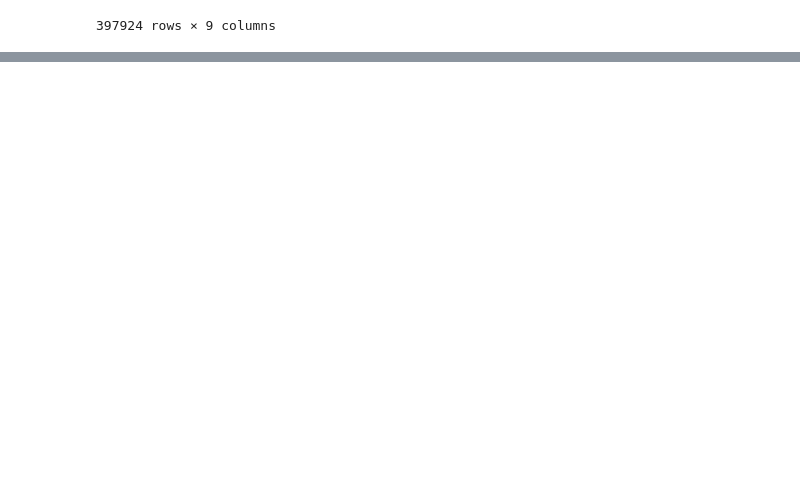
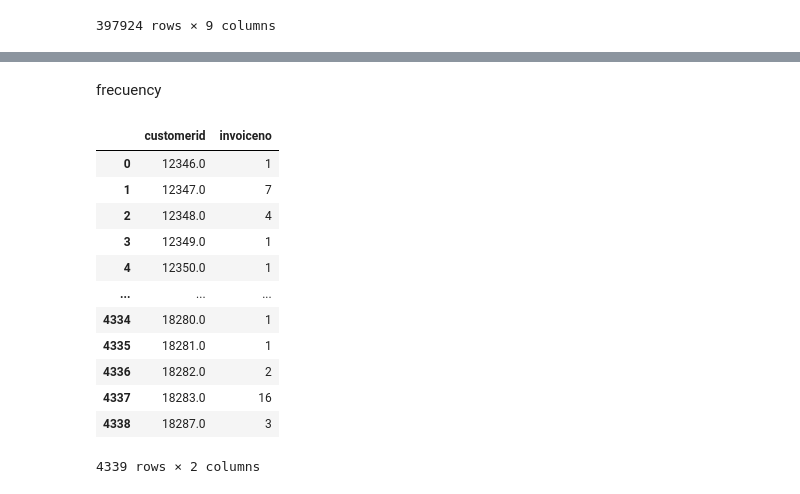
Before and after one commit to Shemb0/machine-learning, a Jupyter notebook: online_reatail_clustering.ipynb, the cells around one changed output, grey strips where cells are left out. Cells and saved outputs as stored; diff of their text form; code cells hidden in the pictures; blank space fills up the shorter version.

```diff
--- a/online_reatail_clustering.ipynb
+++ b/online_reatail_clustering.ipynb
@@ -282,0 +304,19 @@ df_recency
+# %% [markdown]
+frecuency
+# %%
+frecuency_df_customer_id = df_no_cancel.groupby("customerid")["invoiceno"].nunique().reset_index()
+frecuency_df_customer_id
+# %% [output]
+|  | customerid | invoiceno |
+| 0 | 12346.0 | 1 |
+| 1 | 12347.0 | 7 |
+| 2 | 12348.0 | 4 |
+| 3 | 12349.0 | 1 |
+| 4 | 12350.0 | 1 |
+| ... | ... | ... |
+| 4334 | 18280.0 | 1 |
+| 4335 | 18281.0 | 1 |
+| 4336 | 18282.0 | 2 |
+| 4337 | 18283.0 | 16 |
+| 4338 | 18287.0 | 3 |
+4339 rows × 2 columns
```
Also changed, not shown: parts of 5 cells of this notebook.
